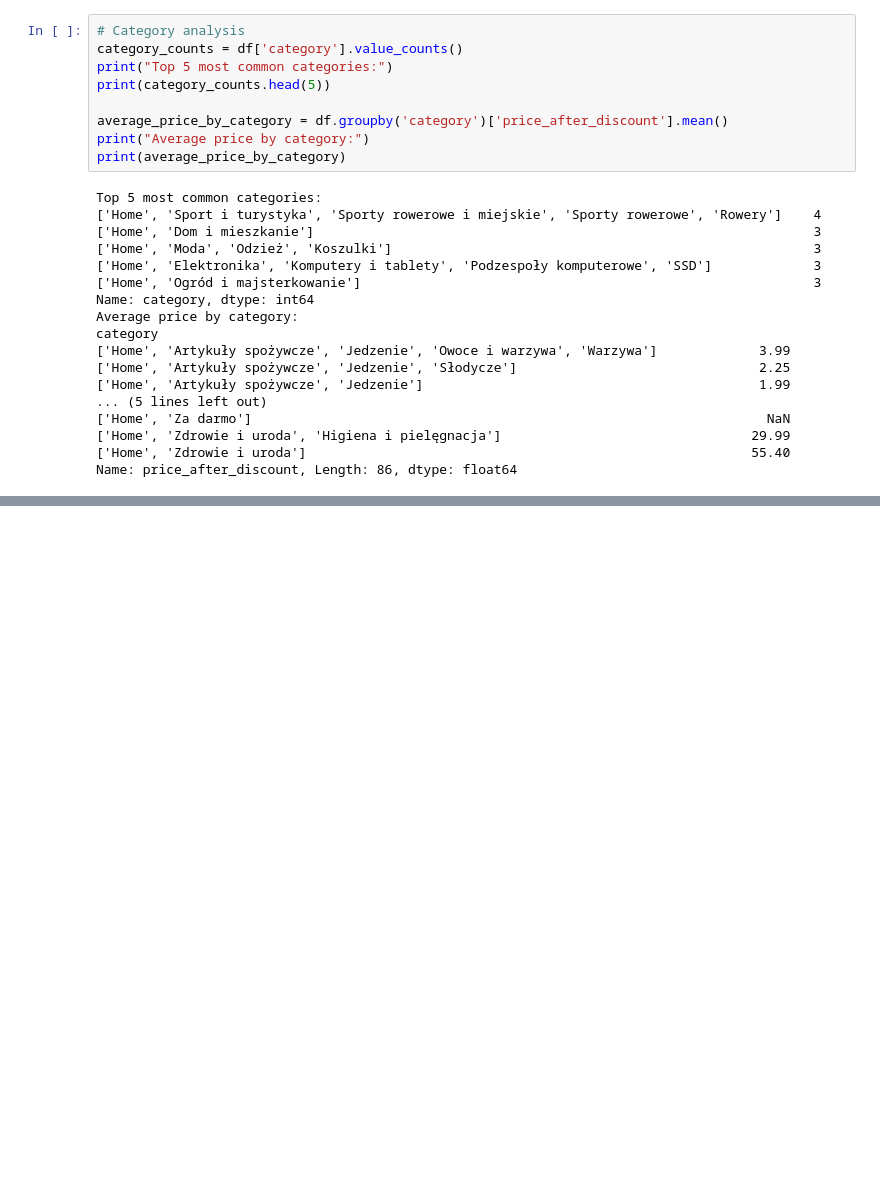
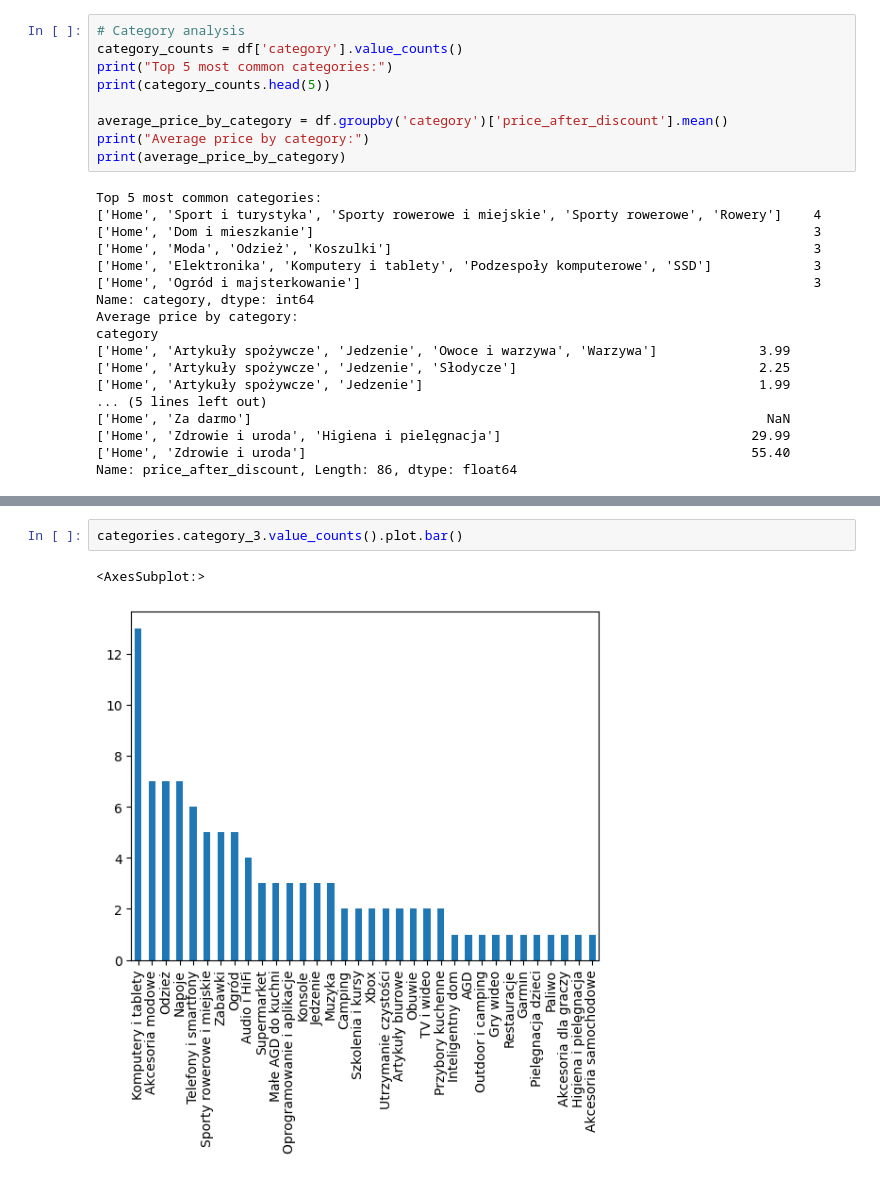
Before and after one commit to AdamJJ00/web-scrapping-pepper, a Jupyter notebook: pepper_data_analysis.ipynb, the cells around one changed output, grey strips where cells are left out. Drawn from its saved outputs; the diff is of its cells as text; blank space fills up the shorter version.

```diff
--- a/pepper_data_analysis.ipynb
+++ b/pepper_data_analysis.ipynb
@@ -204,0 +231,5 @@ Deal with lowest hotness:
+# %%
+categories.category_3.value_counts().plot.bar()
+# %% [output]
+<AxesSubplot:>
+[figure, added]
```
Also changed, not shown: parts of 16 cells of this notebook.
